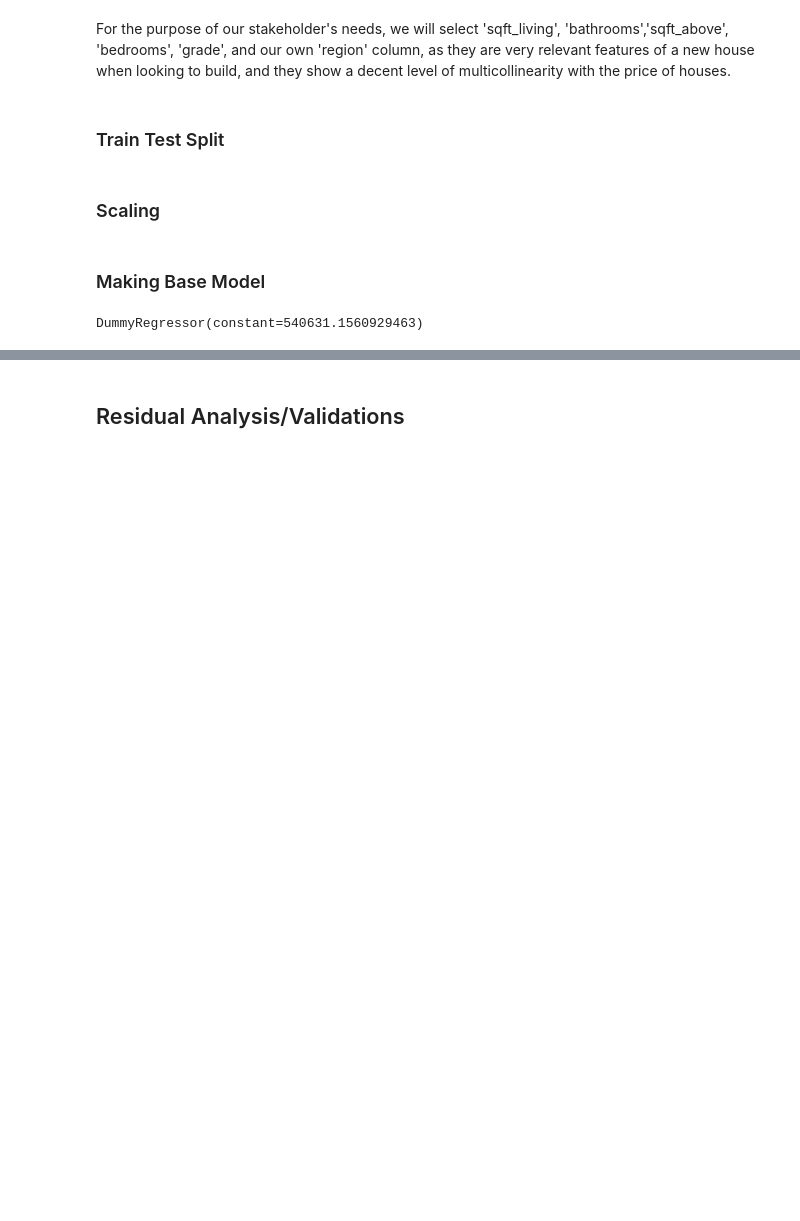
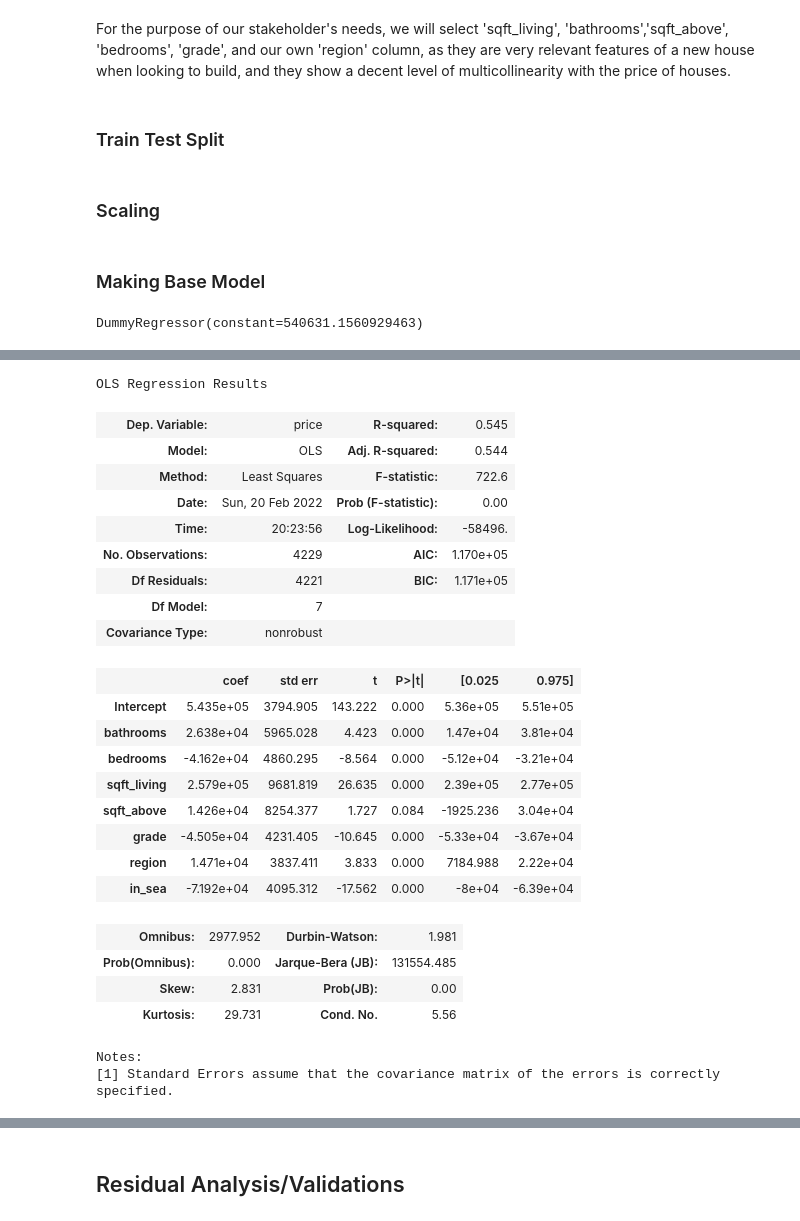
Before and after one commit to timiadejumo/phase_2_project, a Jupyter notebook: FINAL_NOTEBOOK.ipynb, the cells around one changed output, grey strips where cells are left out. Cells and saved outputs as stored; diff of their text form; code cells hidden in the pictures; blank space fills up the shorter version.

```diff
--- a/FINAL_NOTEBOOK.ipynb
+++ b/FINAL_NOTEBOOK.ipynb
@@ -612,0 +671,29 @@ Notes:
+# %%
+model = ols(formula2,df_test_scale).fit() # run an ols on our trained data and fit
+model.summary()
+# %% [output]
+OLS Regression Results
+| Dep. Variable: | price | R-squared: | 0.545 |
+| Model: | OLS | Adj. R-squared: | 0.544 |
+| Method: | Least Squares | F-statistic: | 722.6 |
+| Date: | Sun, 20 Feb 2022 | Prob (F-statistic): | 0.00 |
+| Time: | 20:23:56 | Log-Likelihood: | -58496. |
+| No. Observations: | 4229 | AIC: | 1.170e+05 |
+| Df Residuals: | 4221 | BIC: | 1.171e+05 |
+| Df Model: | 7 |  |  |
+| Covariance Type: | nonrobust |  |  |
+|  | coef | std err | t | P>|t| | [0.025 | 0.975] |
+| Intercept | 5.435e+05 | 3794.905 | 143.222 | 0.000 | 5.36e+05 | 5.51e+05 |
+| bathrooms | 2.638e+04 | 5965.028 | 4.423 | 0.000 | 1.47e+04 | 3.81e+04 |
+| bedrooms | -4.162e+04 | 4860.295 | -8.564 | 0.000 | -5.12e+04 | -3.21e+04 |
+| sqft_living | 2.579e+05 | 9681.819 | 26.635 | 0.000 | 2.39e+05 | 2.77e+05 |
+| sqft_above | 1.426e+04 | 8254.377 | 1.727 | 0.084 | -1925.236 | 3.04e+04 |
+| grade | -4.505e+04 | 4231.405 | -10.645 | 0.000 | -5.33e+04 | -3.67e+04 |
+| region | 1.471e+04 | 3837.411 | 3.833 | 0.000 | 7184.988 | 2.22e+04 |
+| in_sea | -7.192e+04 | 4095.312 | -17.562 | 0.000 | -8e+04 | -6.39e+04 |
+| Omnibus: | 2977.952 | Durbin-Watson: | 1.981 |
+| Prob(Omnibus): | 0.000 | Jarque-Bera (JB): | 131554.485 |
+| Skew: | 2.831 | Prob(JB): | 0.00 |
+| Kurtosis: | 29.731 | Cond. No. | 5.56 |
+Notes:
+[1] Standard Errors assume that the covariance matrix of the errors is correctly specified.
```
Also changed, not shown: parts of 18 cells of this notebook.
